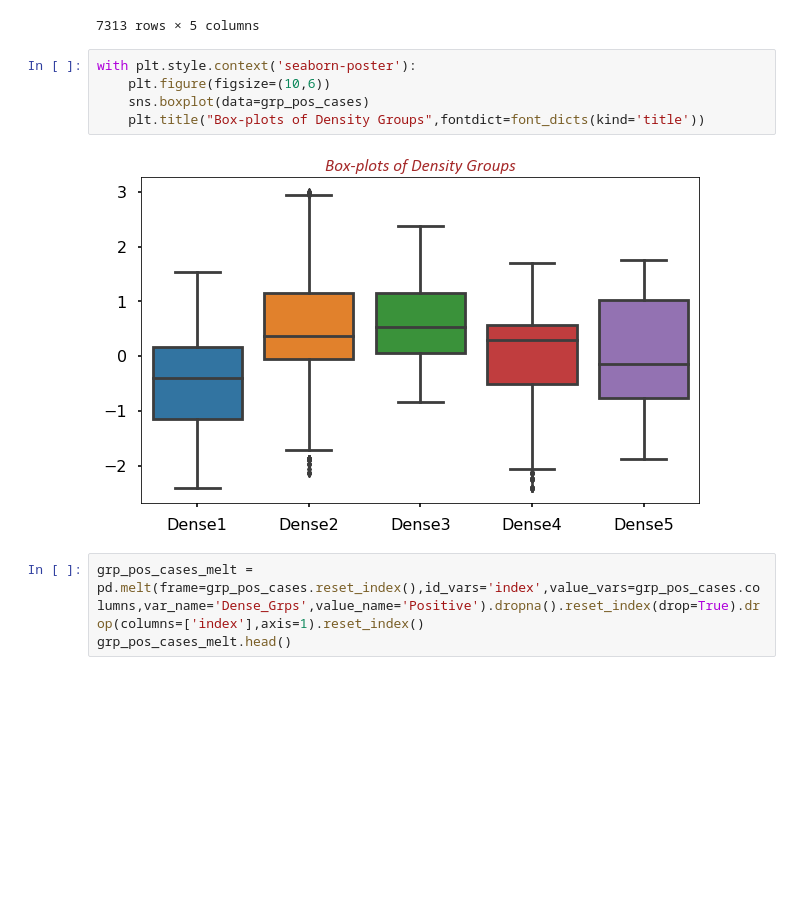
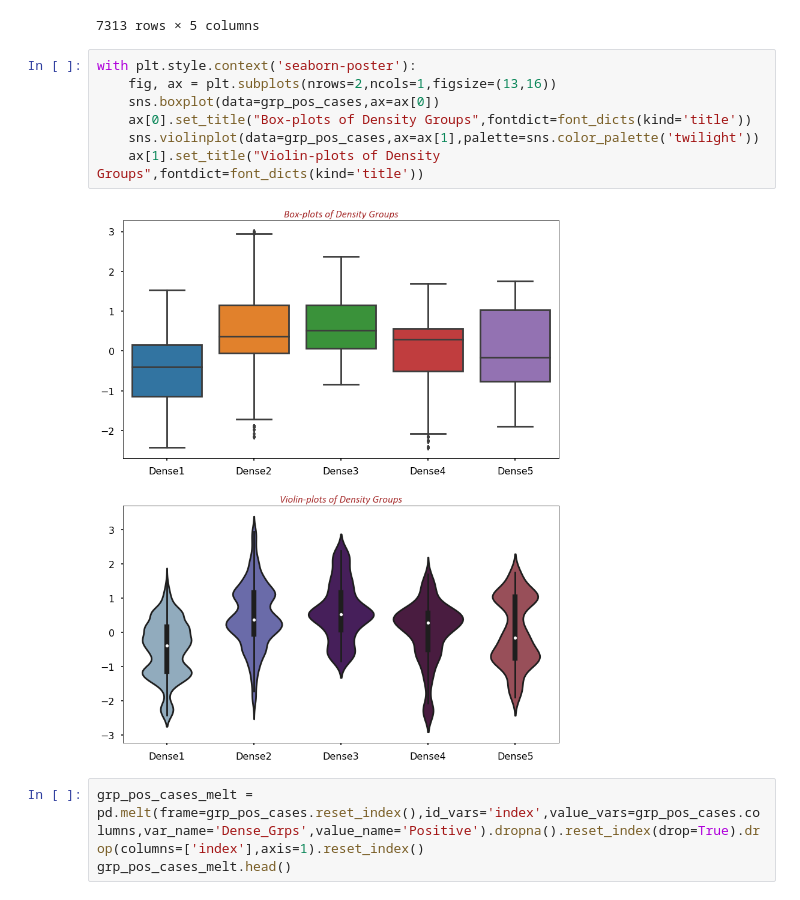
Before and after one commit to raj-shr-git/AAIC_Practice, a Jupyter notebook: VIDEO_PRACTICE/MODULE-1/ANOVA_Test.ipynb, the cells around one changed output. Saved outputs shown, nothing was run; the diff lists cells and outputs as text; blank space fills up the shorter version.

```diff
--- a/VIDEO_PRACTICE/MODULE-1/ANOVA_Test.ipynb
+++ b/VIDEO_PRACTICE/MODULE-1/ANOVA_Test.ipynb
@@ -604,11 +602,13 @@ grp_pos_cases
 7313 rows × 5 columns
 # %%
 with plt.style.context('seaborn-poster'):
-    plt.figure(figsize=(10,6))
-    sns.boxplot(data=grp_pos_cases)
-    plt.title("Box-plots of Density Groups",fontdict=font_dicts(kind='title'))
+    fig, ax = plt.subplots(nrows=2,ncols=1,figsize=(13,16))
+    sns.boxplot(data=grp_pos_cases,ax=ax[0])
+    ax[0].set_title("Box-plots of Density Groups",fontdict=font_dicts(kind='title'))
+    sns.violinplot(data=grp_pos_cases,ax=ax[1],palette=sns.color_palette('twilight'))
+    ax[1].set_title("Violin-plots of Density Groups",fontdict=font_dicts(kind='title'))
 # %% [output]
-[figure, old version]
+[figure, new version]
 # %%
 grp_pos_cases_melt = pd.melt(frame=grp_pos_cases.reset_index(),id_vars='index',value_vars=grp_pos_cases.columns,var_name='Dense_Grps',value_name='Positive').dropna().reset_index(drop=True).drop(columns=['index'],axis=1).reset_index()
 grp_pos_cases_melt.head()
```
Also changed, not shown: parts of 25 cells of this notebook.
